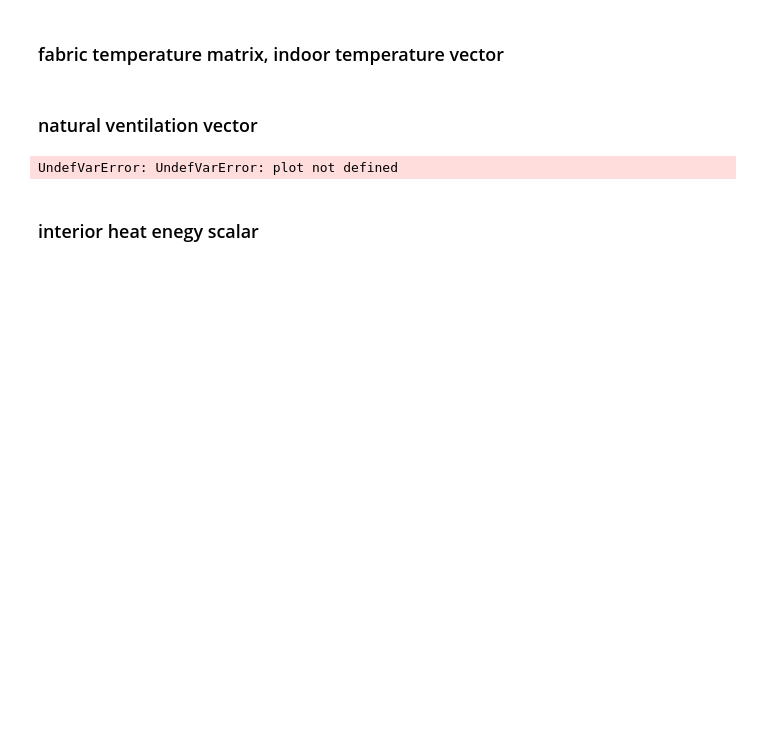
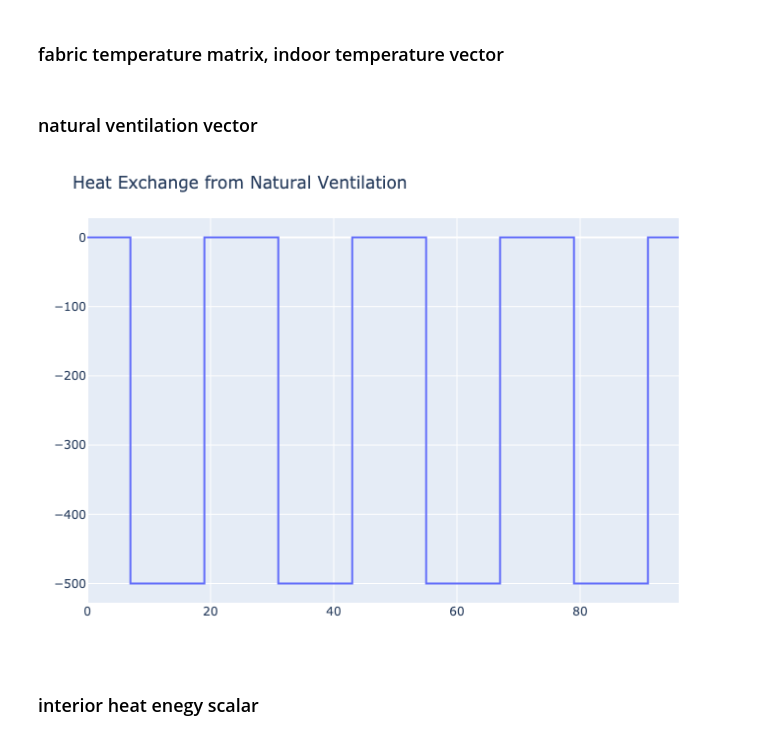
Before and after one commit to juliet29/bthermal_model, a Jupyter notebook: notebooks/hw7.ipynb, the cells around one changed output. Drawn from its saved outputs; the diff is of its cells as text; code cells hidden in the pictures; blank space fills up the shorter version.

```diff
--- a/notebooks/hw7.ipynb
+++ b/notebooks/hw7.ipynb
@@ -58,10 +56,10 @@ for i=0:3
     # print("$(morning_seconds) \n")
 
 end
-# %%
-plot(t/3600, E_v',label="E_v")
-# %% [output]
-UndefVarError: UndefVarError: plot not defined
+# %%
+PlotlyJS.plot(t/3600, E_v',label="E_v", Layout(;title="Heat Exchange from Natural Ventilation", config=PlotConfig(scrollZoom=false)))
+# %% [output]
+[figure, added]
 # %% [markdown]
 ### interior heat enegy scalar
 # %%
```
Also changed, not shown: parts of 2 cells of this notebook.
